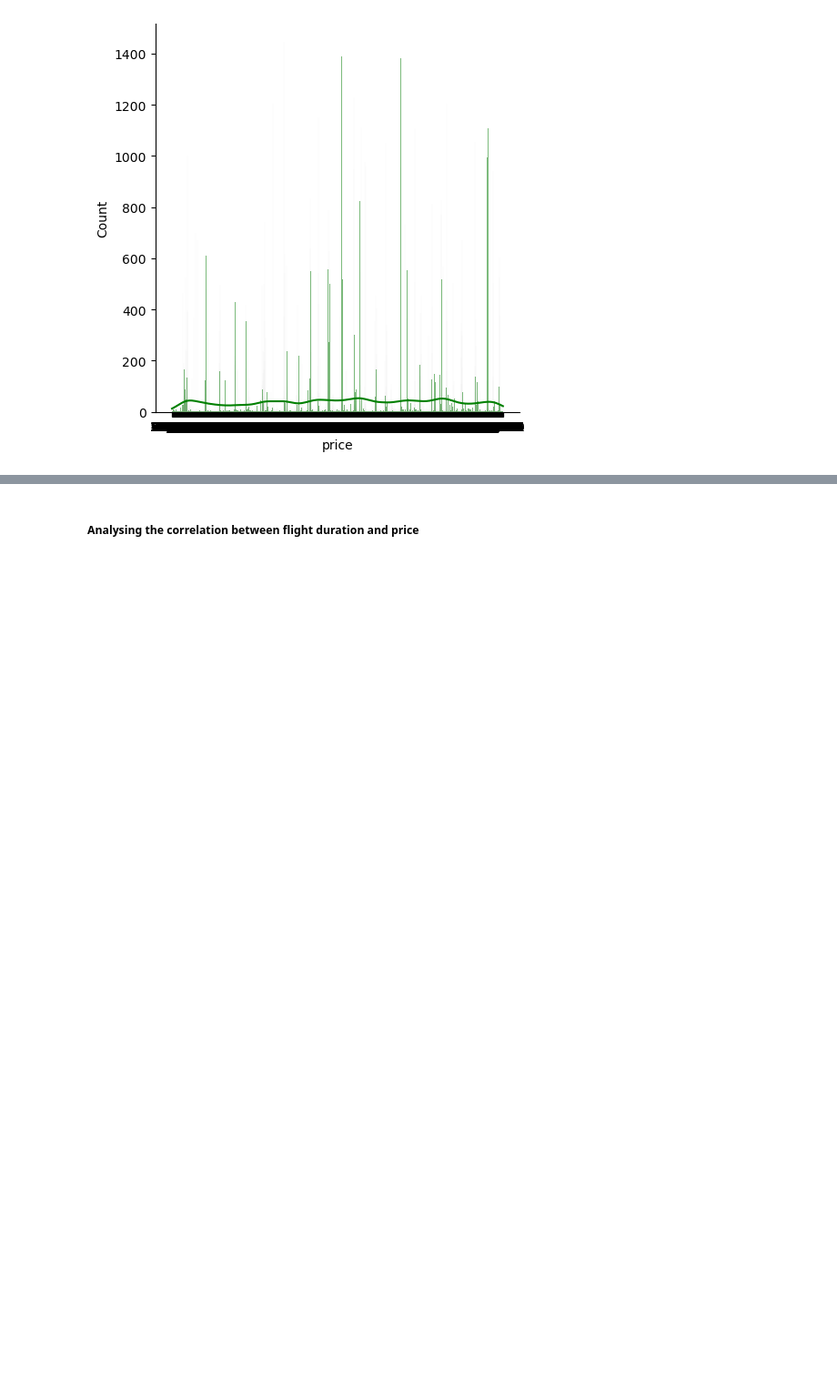
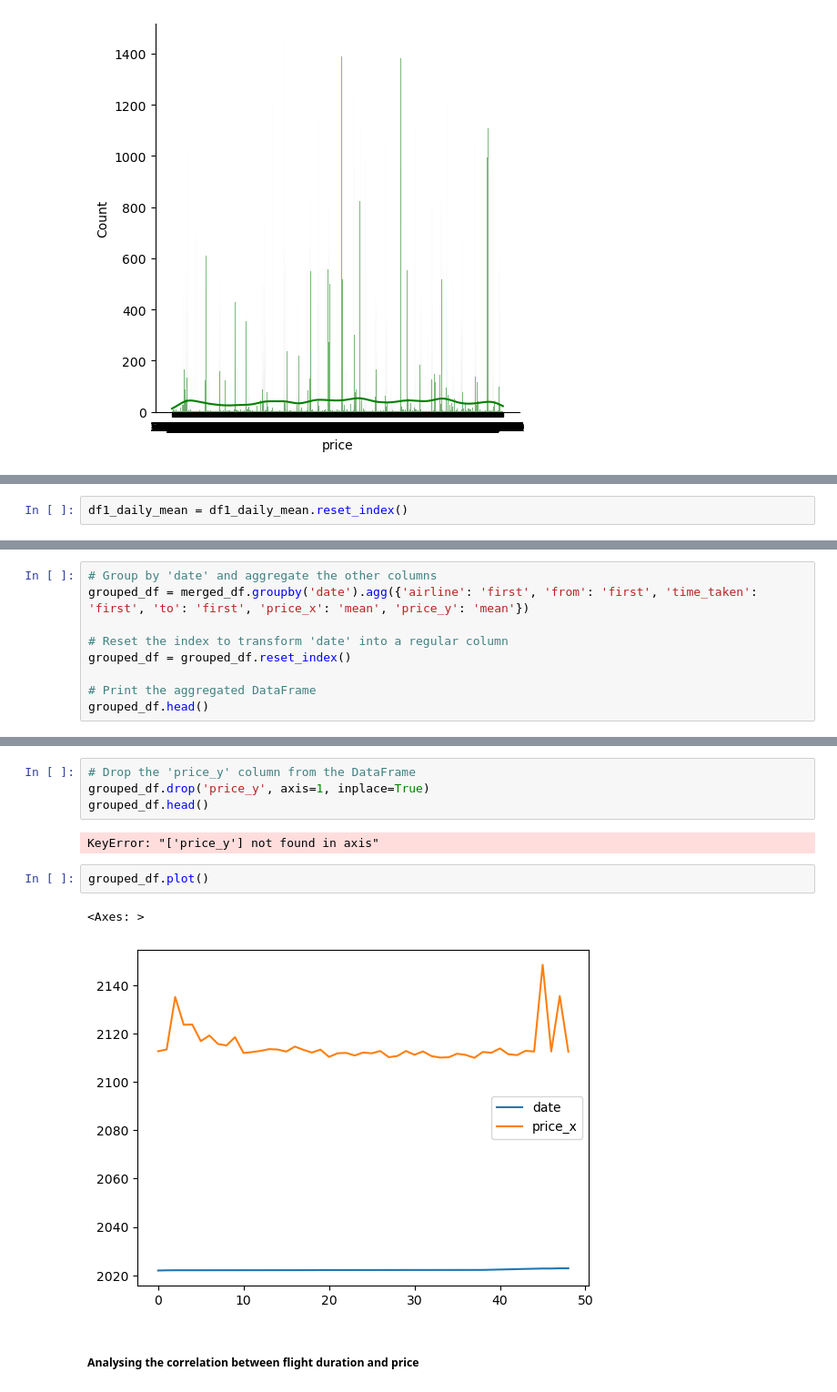
Before and after one commit to JulianaCBrum/MACHINE-LEARNING-, a Jupyter notebook: CA1_ML_Sem2.ipynb, the cells around one changed output, grey strips where cells are left out. Shown at 91% size. Cells and saved outputs as stored; diff of their text form; blank space fills up the shorter version.

Commit message:
Times series
I've started preparing the dates to plot the trend of the dataset. I will continue tomorrow.

```diff
--- a/CA1_ML_Sem2.ipynb
+++ b/CA1_ML_Sem2.ipynb
@@ -326,0 +233,2 @@ memory usage: 4.3+ MB
+# %%
+df1_daily_mean = df1_daily_mean.reset_index()
@@ -326,0 +249,9 @@ memory usage: 4.3+ MB
+# %%
+# Group by 'date' and aggregate the other columns
+grouped_df = merged_df.groupby('date').agg({'airline': 'first', 'from': 'first', 'time_taken': 'first', 'to': 'first', 'price_x': 'mean', 'price_y': 'mean'})
+
+# Reset the index to transform 'date' into a regular column
+grouped_df = grouped_df.reset_index()
+
+# Print the aggregated DataFrame
+grouped_df.head()
@@ -327,3 +265,14 @@ memory usage: 4.3+ MB
+# %%
+# Drop the 'price_y' column from the DataFrame
+grouped_df.drop('price_y', axis=1, inplace=True)
+grouped_df.head()
+# %% [output]
+KeyError: "['price_y'] not found in axis"
+# %%
+grouped_df.plot()
+# %% [output]
+<Axes: >
+[figure, added]
 # %% [markdown]
 ##### Analysing the correlation between flight duration and price
 # %%
```
Also changed, not shown: parts of 23 cells of this notebook.
